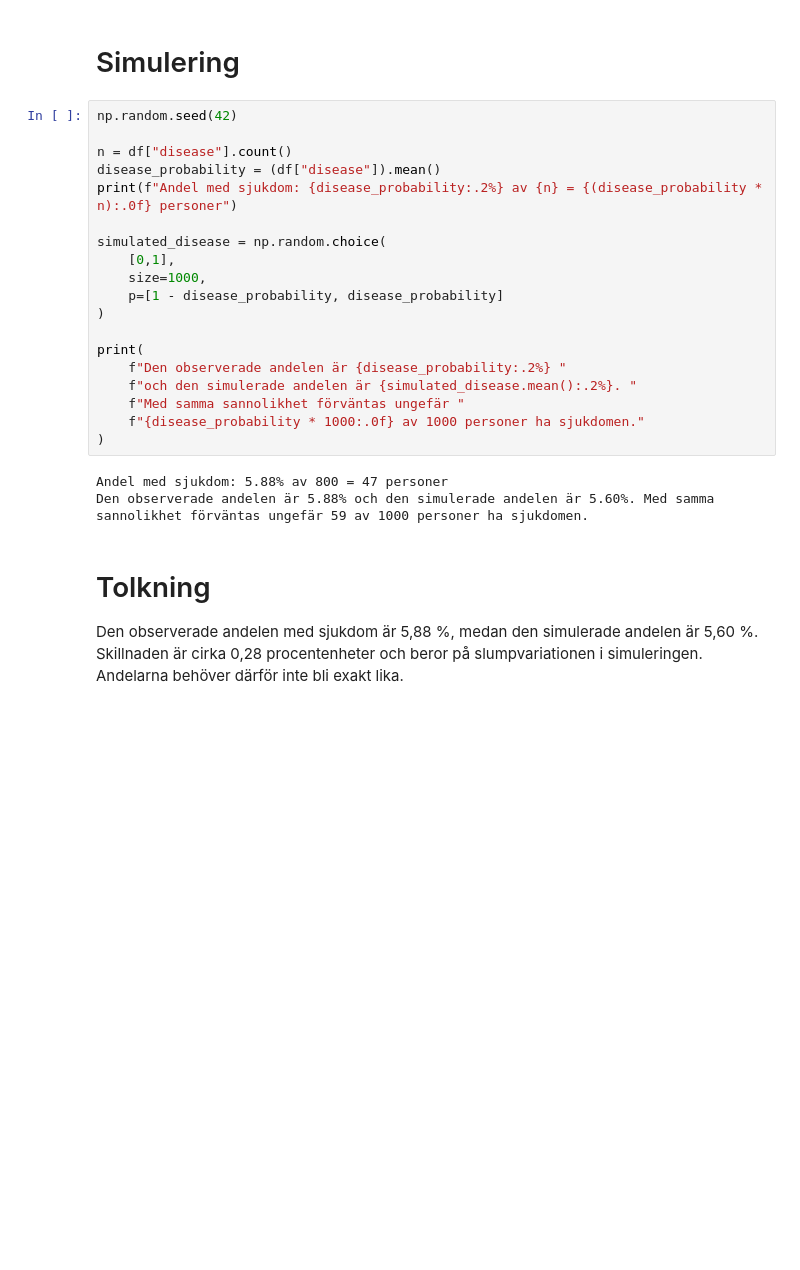
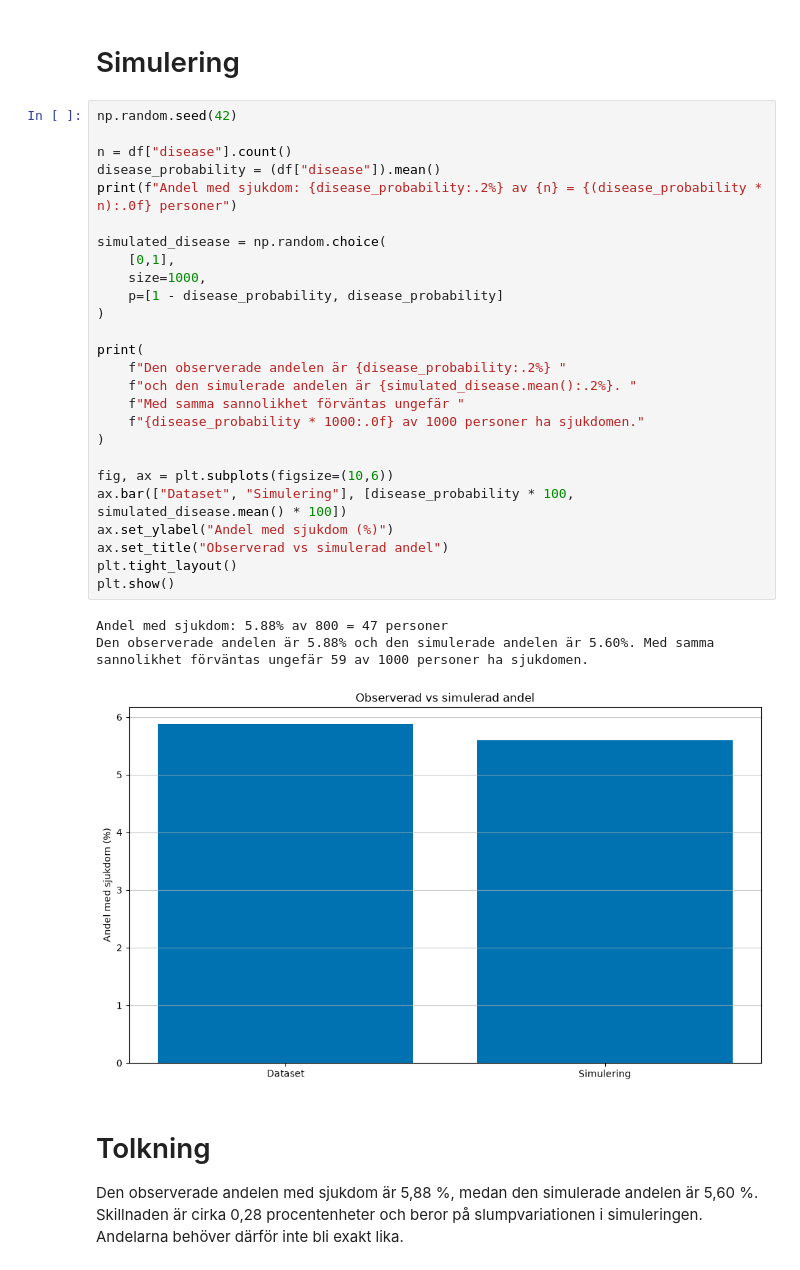
Before and after one commit to Ivartingbrant/Inl-mningsuppgift-1, a Jupyter notebook: report.ipynb, the cells around one changed output. Drawn from its saved outputs; the diff is of its cells as text; blank space fills up the shorter version.

```diff
--- a/report.ipynb
+++ b/report.ipynb
@@ -99,25 +100,33 @@ plt.show()
 # %%
 np.random.seed(42)
 
 n = df["disease"].count()
 disease_probability = (df["disease"]).mean()
 print(f"Andel med sjukdom: {disease_probability:.2%} av {n} = {(disease_probability * n):.0f} personer")
 
 simulated_disease = np.random.choice(
     [0,1],
     size=1000,
     p=[1 - disease_probability, disease_probability]
 )
 
 print(
     f"Den observerade andelen är {disease_probability:.2%} "
     f"och den simulerade andelen är {simulated_disease.mean():.2%}. "
     f"Med samma sannolikhet förväntas ungefär "
     f"{disease_probability * 1000:.0f} av 1000 personer ha sjukdomen."
 )
+
+fig, ax = plt.subplots(figsize=(10,6))
+ax.bar(["Dataset", "Simulering"], [disease_probability * 100, simulated_disease.mean() * 100])
+ax.set_ylabel("Andel med sjukdom (%)")
+ax.set_title("Observerad vs simulerad andel")
+plt.tight_layout()
+plt.show()
 # %% [output]
 Andel med sjukdom: 5.88% av 800 = 47 personer
 Den observerade andelen är 5.88% och den simulerade andelen är 5.60%. Med samma sannolikhet förväntas ungefär 59 av 1000 personer ha sjukdomen.
+[figure, added]
 # %% [markdown]
 # Tolkning
 
```
Also changed, not shown: parts of 11 cells of this notebook.
